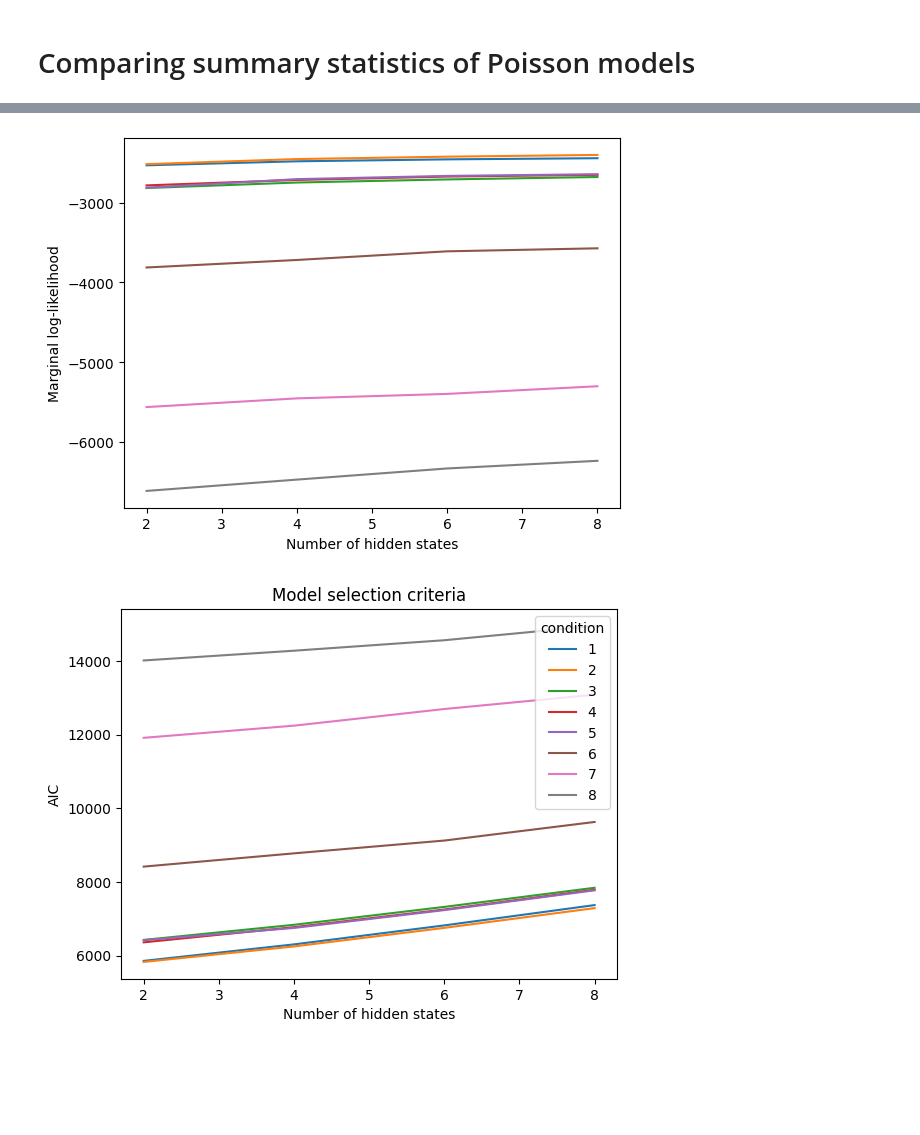
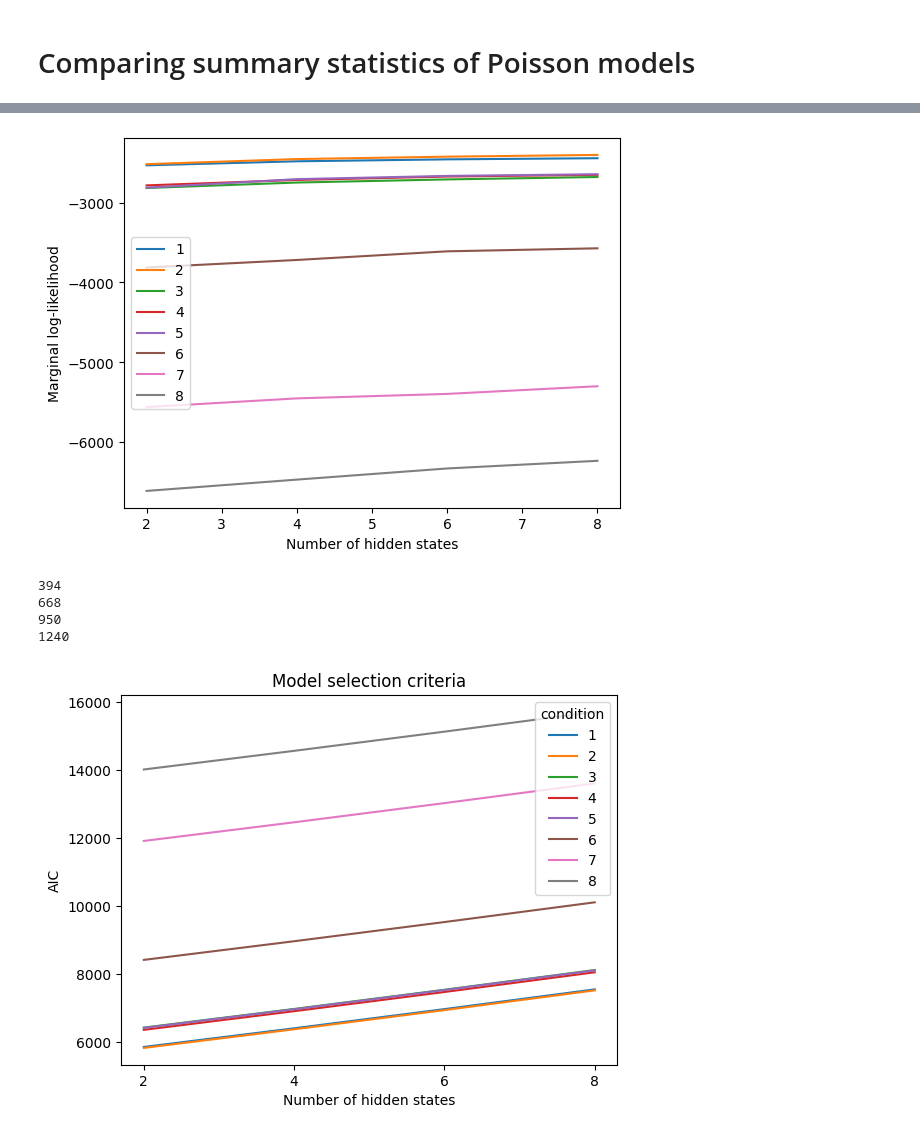
Before and after one commit to tomdstone/stats305c, a Jupyter notebook: src/analysis/emulate_paper_analyses.ipynb, the cells around one changed output, grey strips where cells are left out. Saved outputs shown, nothing was run; the diff lists cells and outputs as text; code cells hidden in the pictures; blank space fills up the shorter version.

Commit message:
Updates to notebook on generating plots for paper

```diff
--- a/src/analysis/emulate_paper_analyses.ipynb
+++ b/src/analysis/emulate_paper_analyses.ipynb
@@ -1415,0 +1434,13 @@ for state in [2,4,6,8,18]:
+# %%
+plot_dict = { state : [r2s[(state, cond)] for cond in range(1,9)] for state in [2,4,6,8,18]}
+# %%
+plt.clf()
+
+for state, delta_x in zip([2,4,6,8,18], [-0.3, -0.15, 0, 0.15, 0.3]):
+    plt.bar(x = [x + delta_x for x in range(1,9)], height = plot_dict[state], width = 0.15, label = state)
+plt.legend(title = 'Number of hidden states', loc = 'upper right')
+plt.ylim((0,0.7))
+plt.title('Neuron prediction by condition in pLDS model')
+plt.xlabel('Condition number')
+plt.ylabel('Proportion variance explained')
+# plt.
@@ -2050,0 +2093,12 @@ for state in [8,12,18]:
+# %%
+cond = 1
+state = 8
+
+r2s = []
+
+C = gaussian_fits[(state, cond)]['params'].emissions.weights
+d = gaussian_fits[(state, cond)]['params'].emissions.bias[:, np.newaxis]
+for ytrue, xpred in zip(data[cond]['observed'], gaussian_latents[(state, cond)]):
+
+    preds = C @ xpred.T + d
+    r2s.append(r2_score(ytrue.T, preds))
@@ -2118,31 +2176,35 @@ for cond in range(1,9):
     lls[:,cond-1] = np.array([np.sum(loaded_logprobs[(nstate, cond)]) for nstate in [2,4,6,8]])
 # plt.plot(*lls)
 plt.plot([2,4,6,8], lls)
-# plt.legend(range(1,9), loc = 'center left')
+plt.legend(range(1,9), loc = 'center left')
 plt.xlabel('Number of hidden states')
 plt.ylabel('Marginal log-likelihood');
 # %% [output]
-[figure, old version]
+[figure, new version]
 # %%
 def count_params(nstate, cond):
     return sum(x.size for x in jax.tree.leaves(fits[(nstate, cond)]['trainable_params']))
+# %%
+for i in [2,4,6,8]:
+    print(count_params(i, 1))
+# %% [output]
+394
+668
+950
+1240
 # %%
-
-
-lls = np.zeros((4,8))
 aics = np.zeros((4,8))
 for cond in range(1,9):
     # print([loaded_logprobs[(nstate, cond)] for nstate in [2,4,6,8]])
-    lls[:,cond-1] = np.array([np.sum(loaded_logprobs[(nstate, cond)])for nstate in [2,4,6,8]])
+    ll = np.array([np.sum(loaded_logprobs[(nstate, cond)])for nstate in [2,4,6,8]])
     for i,nstate in enumerate([2,4,6,8]):
-        aics[i, cond-1] = 2*count_params(nstate, cond) - 2*lls[i, cond-1]
-# plt.plot(*lls)
-# plt.plot([2,4,6,8], lls)
+        aics[i, cond-1] = 2*count_params(nstate, cond) - 2*ll[0]
+
 plt.plot([2,4,6,8], aics)
 plt.legend(range(1,9), loc = 'upper right', title ='condition')
 plt.xlabel('Number of hidden states')
-# plt.ylabel('Marginal log-likelihood');
 plt.ylabel('AIC')
+plt.xticks((2,4,6,8))
 plt.title('Model selection criteria');
 # %% [output]
-[figure, old version]
+[figure, new version]
```
Also changed, not shown: parts of 8 cells of this notebook.
